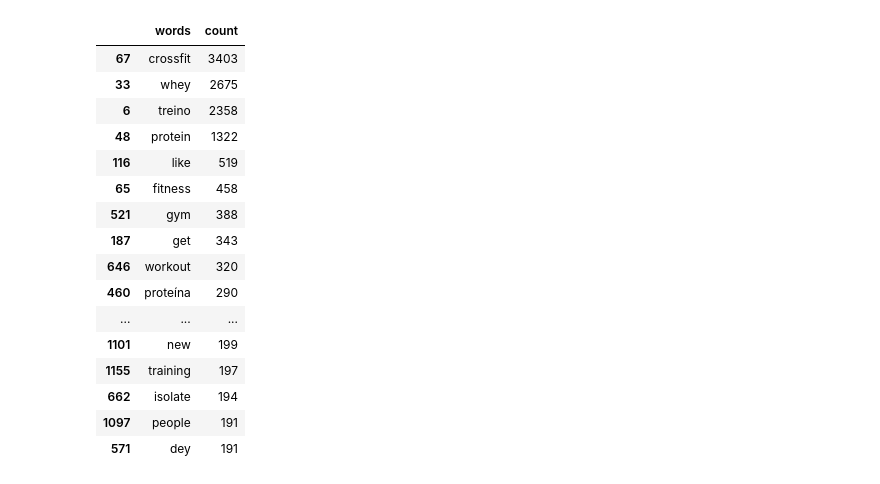
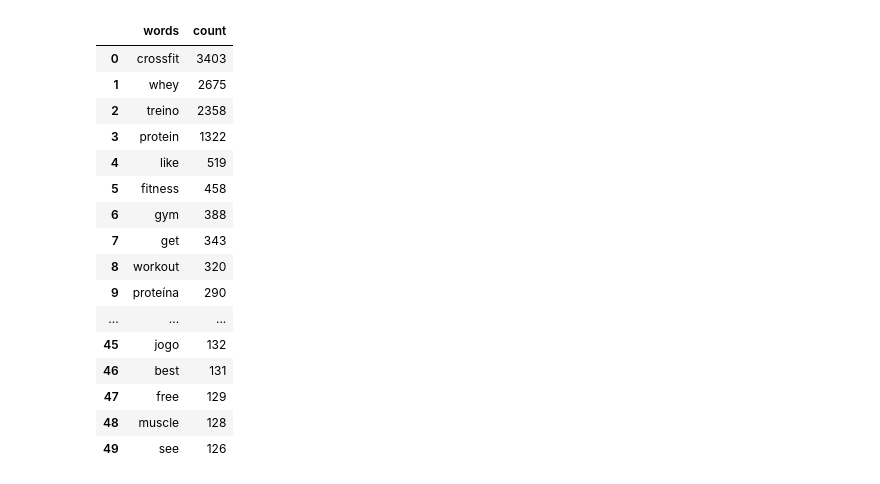
Before and after one commit to caduoliveira1302/Contador-de-palavras---PySpark, a Jupyter notebook: data/final_data_socials/viz.ipynb, the cells around one changed output. Drawn from its saved outputs; the diff is of its cells as text; code cells hidden in the pictures.

```diff
--- a/data/final_data_socials/viz.ipynb
+++ b/data/final_data_socials/viz.ipynb
@@ -26,24 +62,28 @@ df_reddit.head(20)
 # %%
 df_twitter = pd.read_csv('C:/Users/cedua/CDIA - PUCSP/PROJETO PySpark - SAVINO/Contador-de-palavras---PySpark/data/final_data_socials/Contagem_Twitter.csv')
 df_twitter.drop(['Unnamed: 0'], axis=1, inplace=True)
 df_twitter = df_twitter.rename(columns={"Palavra":"words", "Frequência": "count"})
 df_twitter = df_twitter.sort_values('count', ascending=False)
-df_twitter.head(20)
+df_twitter = df_twitter.reset_index()
+df_twitter = df_twitter.drop(['index'], axis=1)
+df_twitter = df_twitter.head(50)
+df_twitter = df_twitter.drop([20,22,31])
+df_twitter
 # %% [output]
 |  | words | count |
-| 67 | crossfit | 3403 |
-| 33 | whey | 2675 |
-| 6 | treino | 2358 |
-| 48 | protein | 1322 |
-| 116 | like | 519 |
-| 65 | fitness | 458 |
-| 521 | gym | 388 |
-| 187 | get | 343 |
-| 646 | workout | 320 |
-| 460 | proteína | 290 |
+| 0 | crossfit | 3403 |
+| 1 | whey | 2675 |
+| 2 | treino | 2358 |
+| 3 | protein | 1322 |
+| 4 | like | 519 |
+| 5 | fitness | 458 |
+| 6 | gym | 388 |
+| 7 | get | 343 |
+| 8 | workout | 320 |
+| 9 | proteína | 290 |
 | ... | ... | ... |
-| 1101 | new | 199 |
-| 1155 | training | 197 |
-| 662 | isolate | 194 |
-| 1097 | people | 191 |
-| 571 | dey | 191 |
+| 45 | jogo | 132 |
+| 46 | best | 131 |
+| 47 | free | 129 |
+| 48 | muscle | 128 |
+| 49 | see | 126 |
```
Also changed, not shown: parts of 5 cells of this notebook, 3 other files.
